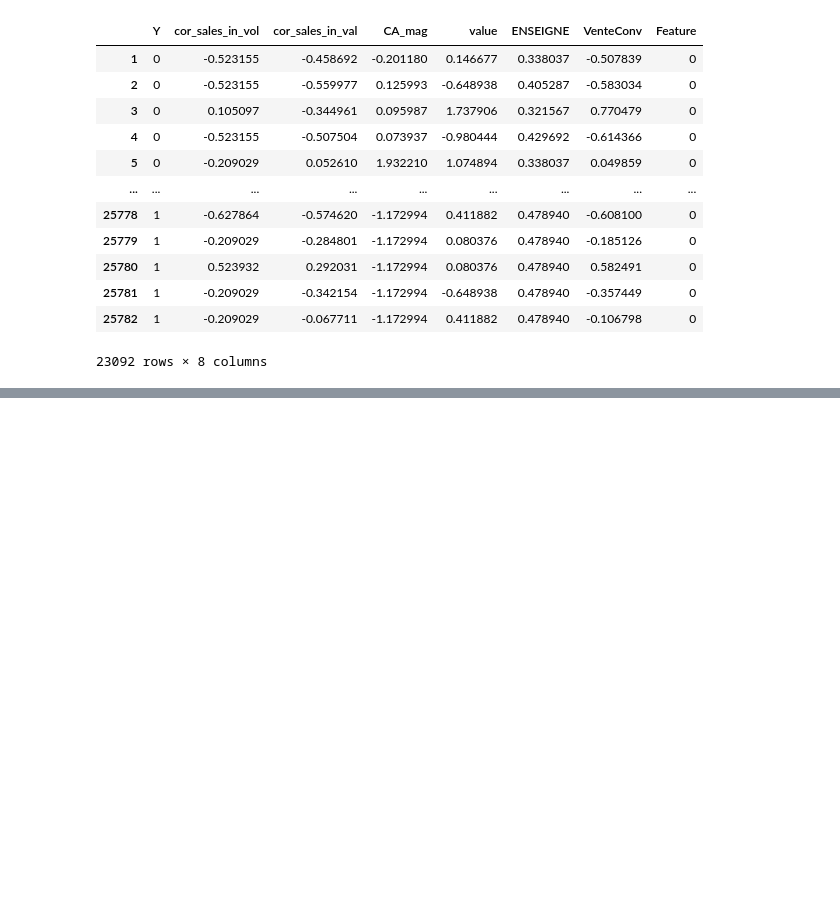
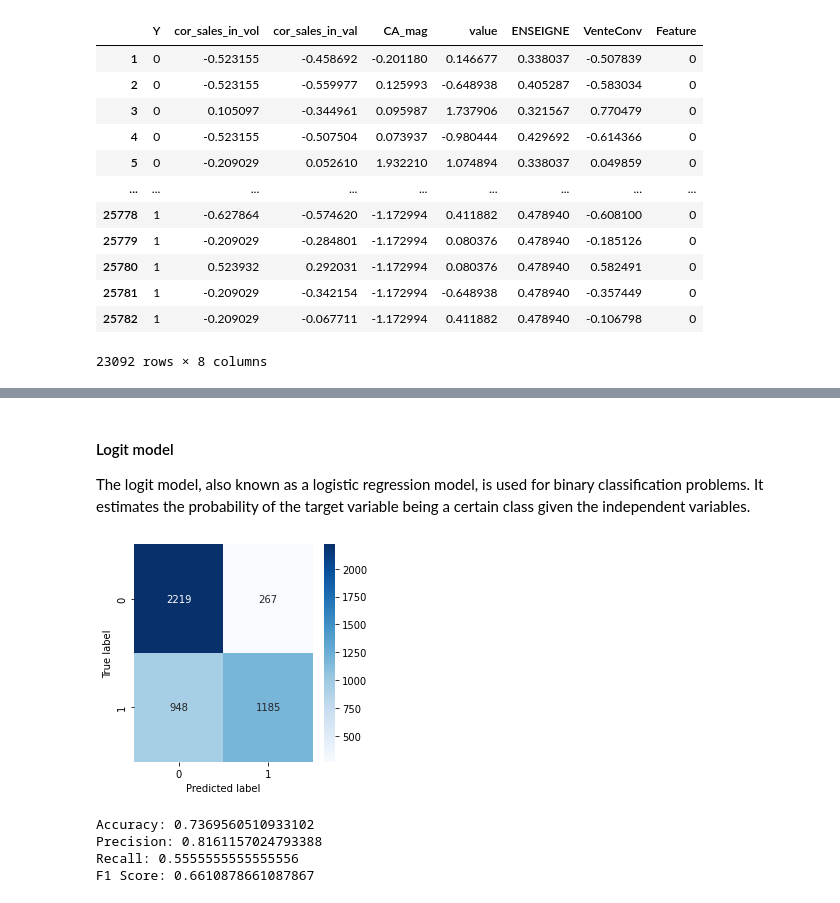
Before and after one commit to medOblla/MDLPC_proj, a Jupyter notebook: classification_test.ipynb, the cells around one changed output, grey strips where cells are left out. Cells and saved outputs as stored; diff of their text form; code cells hidden in the pictures; blank space fills up the shorter version.

```diff
--- a/classification_test.ipynb
+++ b/classification_test.ipynb
@@ -163,0 +267,2 @@ label_encode_Feature(df)
+# %%
+df_backup = df.copy()
@@ -163,0 +334,66 @@ label_encode_Feature(df)
+# %% [markdown]
+#### Logit model
+The logit model, also known as a logistic regression model, is used for binary classification problems. It estimates the probability of the target variable being a certain class given the independent variables.
+# %%
+import pandas as pd
+from sklearn.linear_model import LogisticRegression
+from sklearn.model_selection import train_test_split
+
+# load the dataset
+df = df_backup
+
+# split the data into the features(X) and the target(Y)
+X = df.drop('Y', axis=1)
+Y = df['Y']
+
+# split the data into training and testing sets
+X_train, X_test, Y_train, Y_test = train_test_split(
+    X, Y, test_size=0.2, random_state=42)
+
+# instantiate the model
+logit = LogisticRegression()
+
+# fit the model on the training data
+logit.fit(X_train, Y_train)
+
+# make predictions on the test data
+Y_pred = logit.predict(X_test)
+# %%
+from sklearn.metrics import confusion_matrix
+import matplotlib.pyplot as plt
+
+
+def plot_confusion_matrix(y_true, y_pred):
+    conf_matrix = confusion_matrix(y_true, y_pred)
+    plt.figure(figsize=(4, 4))
+    sns.heatmap(conf_matrix, annot=True, cmap='Blues', fmt='g')
+    plt.ylabel('True label')
+    plt.xlabel('Predicted label')
+
+
+plot_confusion_matrix(Y_test, Y_pred)
+# %% [output]
+[figure, added]
+# %%
+from sklearn.metrics import accuracy_score, precision_score, recall_score, f1_score
+
+
+def evaluate_model(y_true, y_pred):
+    acc = accuracy_score(y_true, y_pred)
+    prec = precision_score(y_true, y_pred)
+    rec = recall_score(y_true, y_pred)
+    f1 = f1_score(y_true, y_pred)
+
+    return acc, prec, rec, f1
+
+
+acc, prec, rec, f1 = evaluate_model(Y_test, Y_pred)
+print("Accuracy:", acc)
+print("Precision:", prec)
+print("Recall:", rec)
+print("F1 Score:", f1)
+# %% [output]
+Accuracy: 0.7369560510933102
+Precision: 0.8161157024793388
+Recall: 0.5555555555555556
+F1 Score: 0.6610878661087867
```
Also changed, not shown: parts of 56 cells of this notebook, 3 other files.
